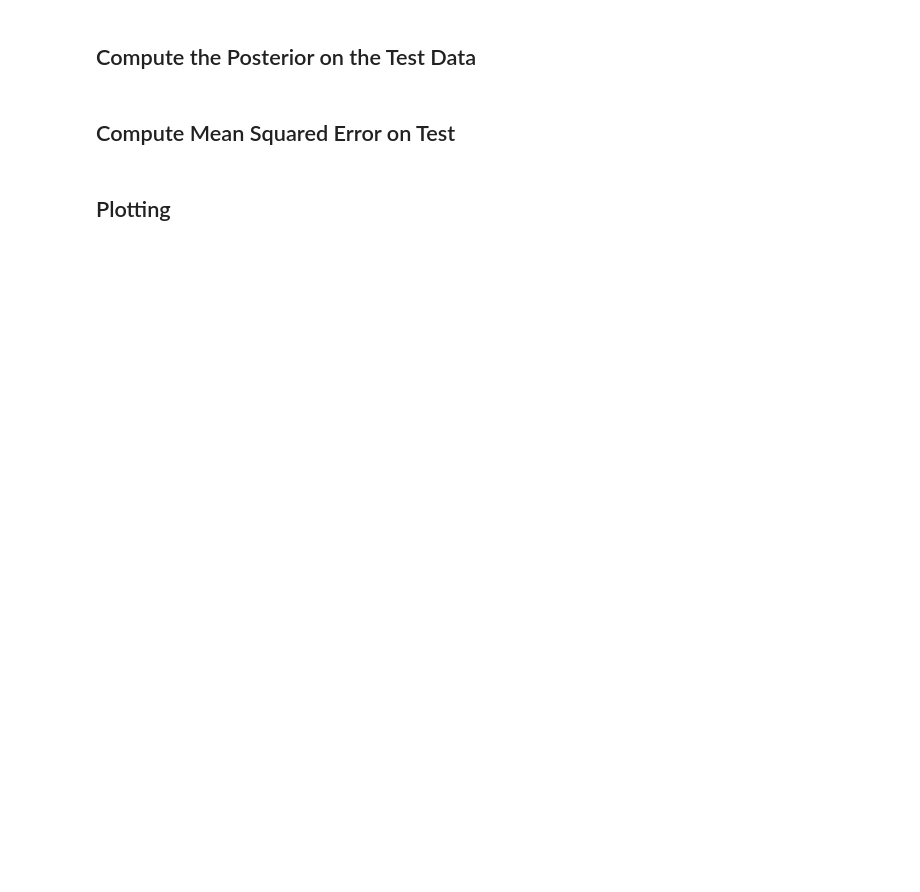
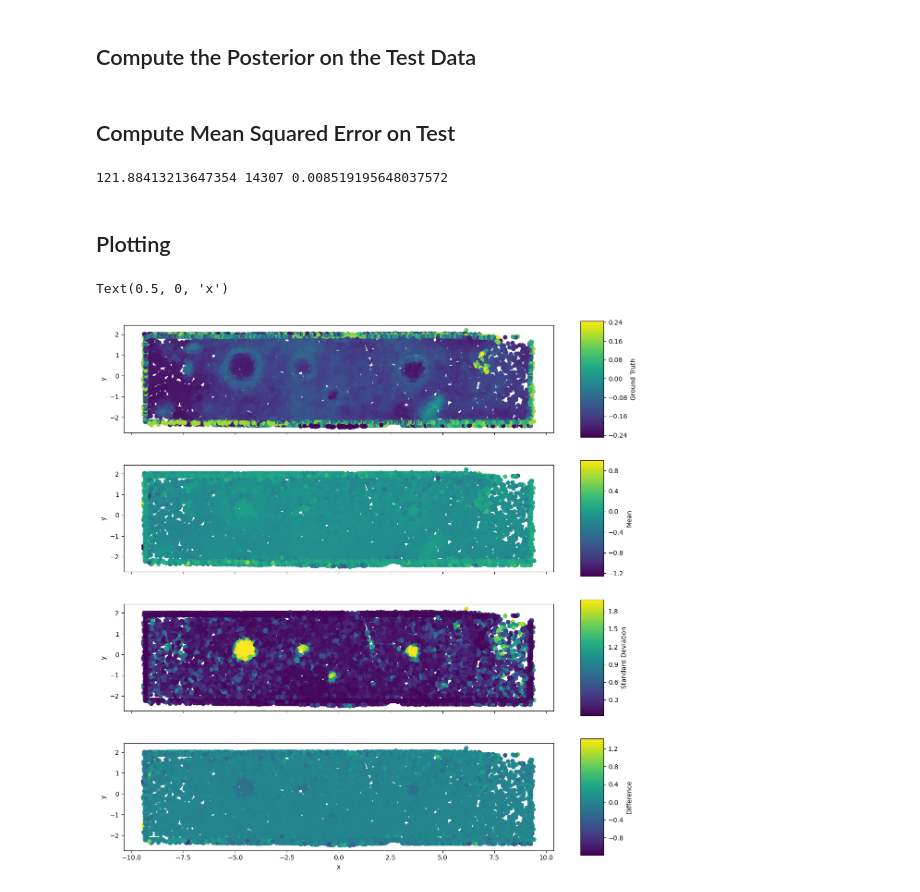
Before and after one commit to yuzhongchun17/AA273_state_estimation, a Jupyter notebook: hw3/HW3/HW3/AA_273_Q3.ipynb, the cells around one changed output. Drawn from its saved outputs; the diff is of its cells as text; code cells hidden in the pictures; blank space fills up the shorter version.

```diff
--- a/hw3/HW3/HW3/AA_273_Q3.ipynb
+++ b/hw3/HW3/HW3/AA_273_Q3.ipynb
@@ -136,14 +145,20 @@ terrain_noisy_down = terrain_noisy.uniform_down_sample(100)
 # %% [markdown]
 ## Convert the point clouds into tensors for Pytorch, and create the dataset.
 # %%
-terrain_down_tensor = torch.tensor(terrain_down.points, device=DEVICE)
-terrain_noisy_down_tensor = torch.tensor(terrain_noisy_down.points, device=DEVICE)
+terrain_down_np = np.asarray(terrain_down.points)
+terrain_noisy_down_np = np.asarray(terrain_noisy_down.points)
+
+terrain_down_tensor = torch.tensor(terrain_down_np, device=DEVICE)
+terrain_noisy_down_tensor = torch.tensor(terrain_noisy_down_np, device=DEVICE)
 
 X_test = terrain_down_tensor[:,0:2]
 Y_test = terrain_down_tensor[:,2]
 
 X_train = terrain_noisy_down_tensor[:,0:2]
 Y_train = terrain_noisy_down_tensor[:,2]
+# print(terrain_noisy_down_np[0:10,:])
+# print(terrain_noisy_down_np[0:10,0:2])
+# print(terrain_noisy_down_np[0:10,2])
 # %% [markdown]
 ## Instantiate the Gaussian Process Class
 # %%
@@ -177,42 +195,56 @@ mse_test = ...
+# %%
+### STUDENT CODE BEGINS ###
+Y_test = Y_test.cpu().numpy()
+diff = mu_test - Y_test
+N = mu_test.shape[0]
+# print(mu_train[0:20],Y_train[0:20])
+square_norm = np.linalg.norm(diff) ** 2
+mse_test = square_norm/N
+print(square_norm, N, mse_test)### STUDENT CODE ENDS ###
+# %% [output]
+121.88413213647354 14307 0.008519195648037572
 # %% [markdown]
 ## Plotting
 # %%
 ### STUDENT CODE BEGINS ###
-Y_test = Y_test.cpu().numpy()
+# Y_test = Y_test.cpu().numpy()
 X_test = X_test.cpu().numpy()
 
-mean = ...
-std = ...
-error = ...
+mean = mu_test
+std = np.sqrt(np.diag(Sigma_test))
+error = Y_test - mu_test
 
 ### STUDENT CODE ENDS ###
 
 
 # Use the built-in colormaps and normalization
 # Also include the colorbars
 fig, ax = plt.subplots(4, figsize=(15, 15), sharex=True)
 
 # Plot the values with a colorbar
 vals_to_plot = [Y_test, mean, std, error]
 names_to_plot = ['Ground Truth', 'Mean', 'Standard Deviation', 'Difference']
 
 for i, (vals, name) in enumerate(zip(vals_to_plot, names_to_plot)):
     im = ax[i].scatter(X_test[:, 0], X_test[:, 1], c=vals, cmap='viridis')
     ax[i].set_aspect('equal', adjustable='box')
 
     # Add a y-label (x is shared)
     ax[i].set_ylabel('y')
 
     # Add a colorbar
     cb = plt.colorbar(im, ax=ax[i], aspect=5)
 
     # Add more ticks to the colorbar
     tick_locator = ticker.MaxNLocator(nbins=7)
     cb.locator = tick_locator
     cb.update_ticks()
 
     # Label the colorbar
     cb.set_label(name)
 
 # Add an x-label
 ax[-1].set_xlabel('x')
+# %% [output]
+Text(0.5, 0, 'x')
+[figure, added]
```
Also changed, not shown: parts of 7 cells of this notebook.
